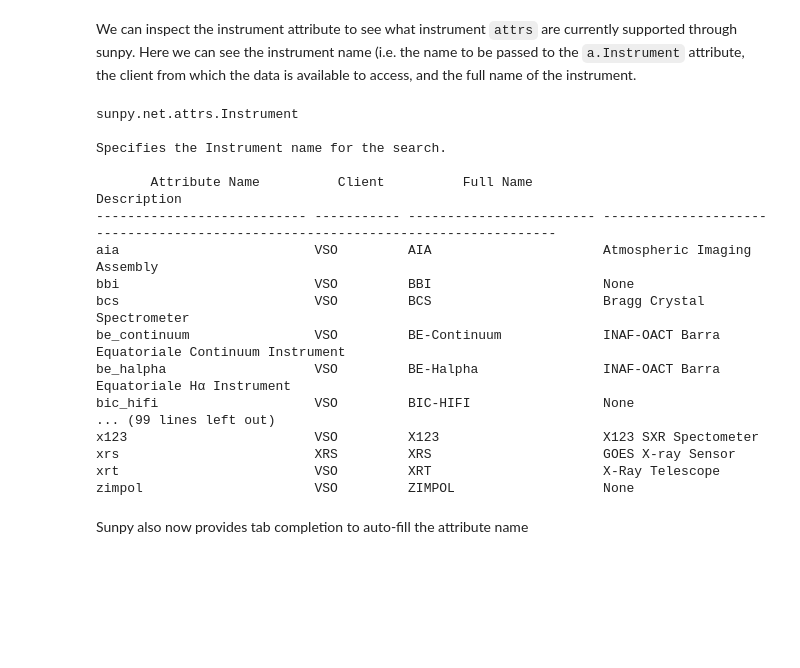
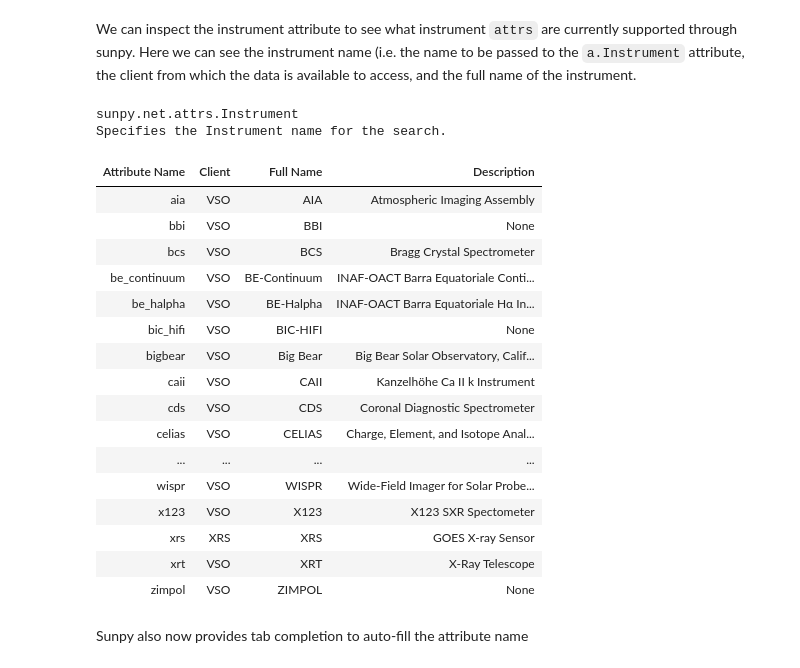
Before and after one commit to sunpy/aas-2021-workshop, a Jupyter notebook: search_and_download_solar_data.ipynb, the cells around one changed output. Saved outputs shown, nothing was run; the diff lists cells and outputs as text; code cells hidden in the pictures; blank space fills up the shorter version.

```diff
--- a/search_and_download_solar_data.ipynb
+++ b/search_and_download_solar_data.ipynb
@@ -87,25 +85,27 @@ print(a.Time("2021-05-23 02:00", "2021-05-23 04:00"))
 # %% [markdown]
 We can inspect the instrument attribute to see what instrument `attrs` are currently supported through sunpy. Here we can see the instrument name (i.e. the name to be passed to the `a.Instrument` attribute, the client from which the data is available to access, and the full name of the instrument.
 # %%
-print(a.Instrument)
+a.Instrument
 # %% [output]
 sunpy.net.attrs.Instrument
-
 Specifies the Instrument name for the search.
-
-       Attribute Name          Client          Full Name                                           Description
---------------------------- ----------- ------------------------ --------------------------------------------------------------------------------
-aia                         VSO         AIA                      Atmospheric Imaging Assembly
-bbi                         VSO         BBI                      None
-bcs                         VSO         BCS                      Bragg Crystal Spectrometer
-be_continuum                VSO         BE-Continuum             INAF-OACT Barra Equatoriale Continuum Instrument
-be_halpha                   VSO         BE-Halpha                INAF-OACT Barra Equatoriale Hα Instrument
-bic_hifi                    VSO         BIC-HIFI                 None
-... (99 lines left out)
-x123                        VSO         X123                     X123 SXR Spectometer
-xrs                         XRS         XRS                      GOES X-ray Sensor
-xrt                         VSO         XRT                      X-Ray Telescope
-zimpol                      VSO         ZIMPOL                   None
+| Attribute Name | Client | Full Name | Description |
+| aia | VSO | AIA | Atmospheric Imaging Assembly |
+| bbi | VSO | BBI | None |
+| bcs | VSO | BCS | Bragg Crystal Spectrometer |
+| be_continuum | VSO | BE-Continuum | INAF-OACT Barra Equatoriale Conti... |
+| be_halpha | VSO | BE-Halpha | INAF-OACT Barra Equatoriale Hα In... |
+| bic_hifi | VSO | BIC-HIFI | None |
+| bigbear | VSO | Big Bear | Big Bear Solar Observatory, Calif... |
+| caii | VSO | CAII | Kanzelhöhe Ca II k Instrument |
+| cds | VSO | CDS | Coronal Diagnostic Spectrometer |
+| celias | VSO | CELIAS | Charge, Element, and Isotope Anal... |
+| ... | ... | ... | ... |
+| wispr | VSO | WISPR | Wide-Field Imager for Solar Probe... |
+| x123 | VSO | X123 | X123 SXR Spectometer |
+| xrs | XRS | XRS | GOES X-ray Sensor |
+| xrt | VSO | XRT | X-Ray Telescope |
+| zimpol | VSO | ZIMPOL | None |
 # %% [markdown]
 Sunpy also now provides tab completion to auto-fill the attribute name
 # %%
```
Also changed, not shown: parts of 58 cells of this notebook.
